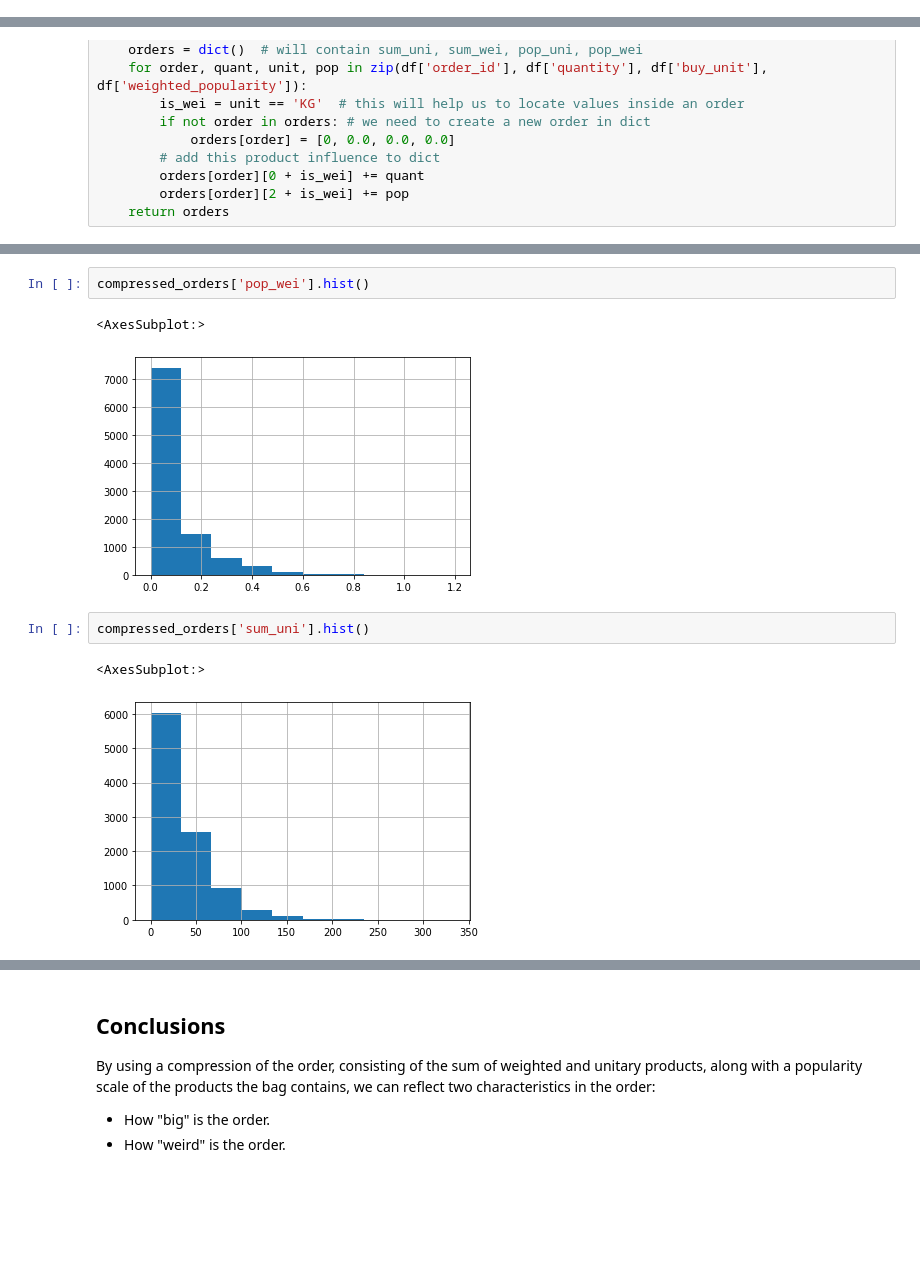
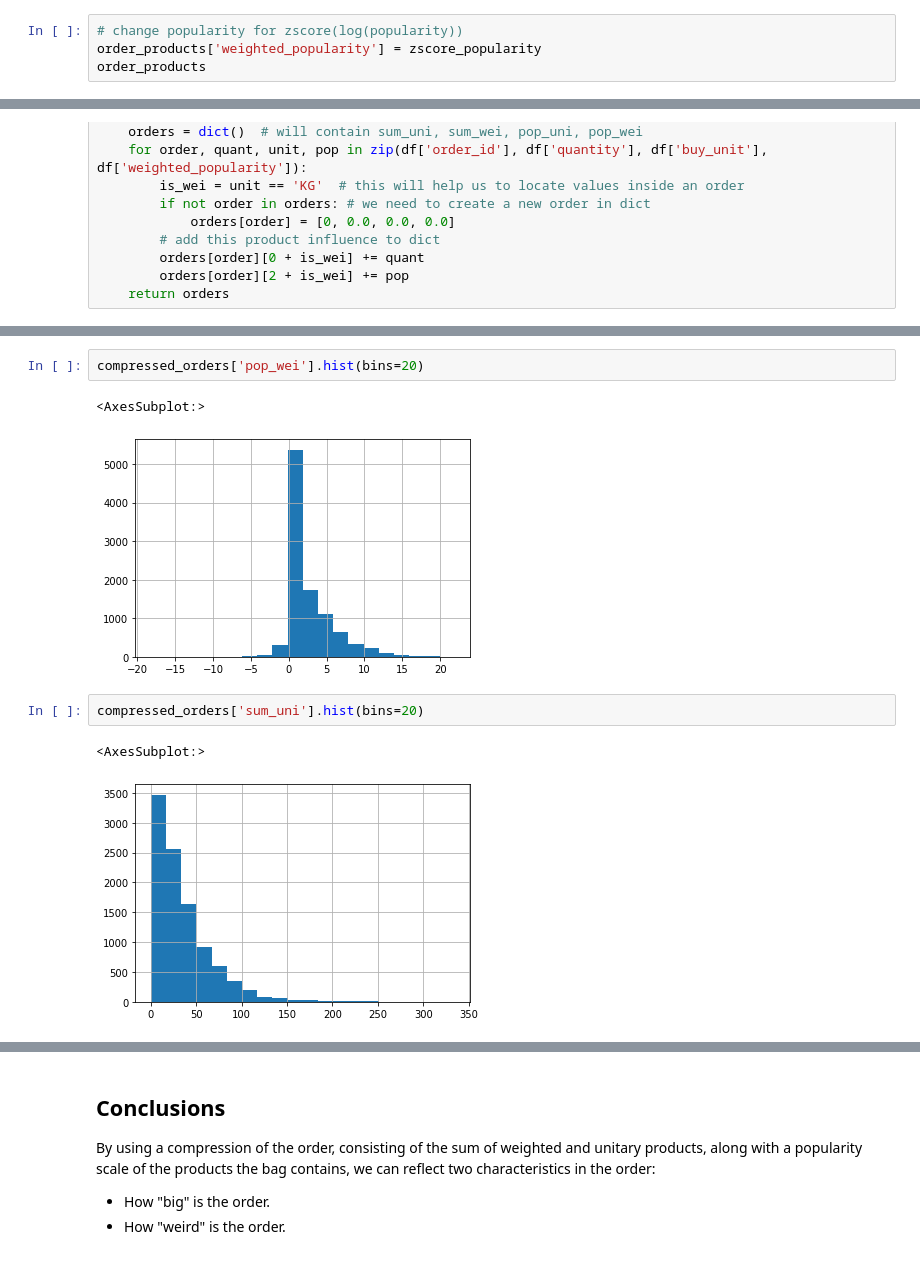
Before and after one commit to harrisonford/cornershop_estimator, a Jupyter notebook: 02_OrderProducts.ipynb, the cells around one changed output, grey strips where cells are left out. Cells and saved outputs as stored; diff of their text form; blank space fills up the shorter version.

```diff
--- a/02_OrderProducts.ipynb
+++ b/02_OrderProducts.ipynb
@@ -134,0 +137,4 @@ everything for the order_id, let's check it out.
+# %%
+# change popularity for zscore(log(popularity))
+order_products['weighted_popularity'] = zscore_popularity
+order_products
@@ -175,11 +195,11 @@ compressed_orders['pop_uni'].hist()
 # %%
-compressed_orders['pop_wei'].hist()
+compressed_orders['pop_wei'].hist(bins=20)
 # %% [output]
 <AxesSubplot:>
-[figure, old version]
+[figure, new version]
 # %%
-compressed_orders['sum_uni'].hist()
+compressed_orders['sum_uni'].hist(bins=20)
 # %% [output]
 <AxesSubplot:>
-[figure, old version]
+[figure, new version]
 # %%
```
Also changed, not shown: parts of 7 cells of this notebook, 1 other file.
